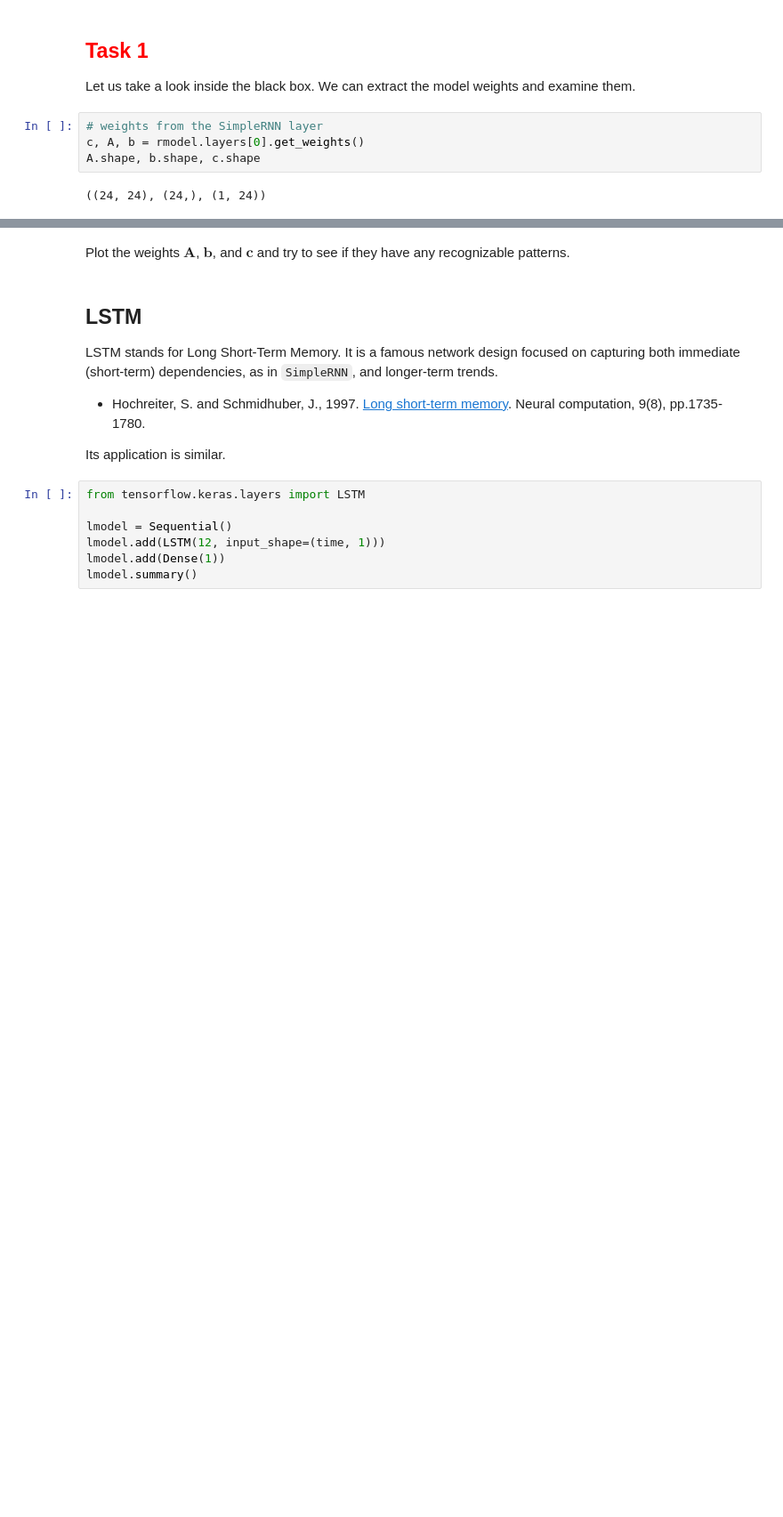
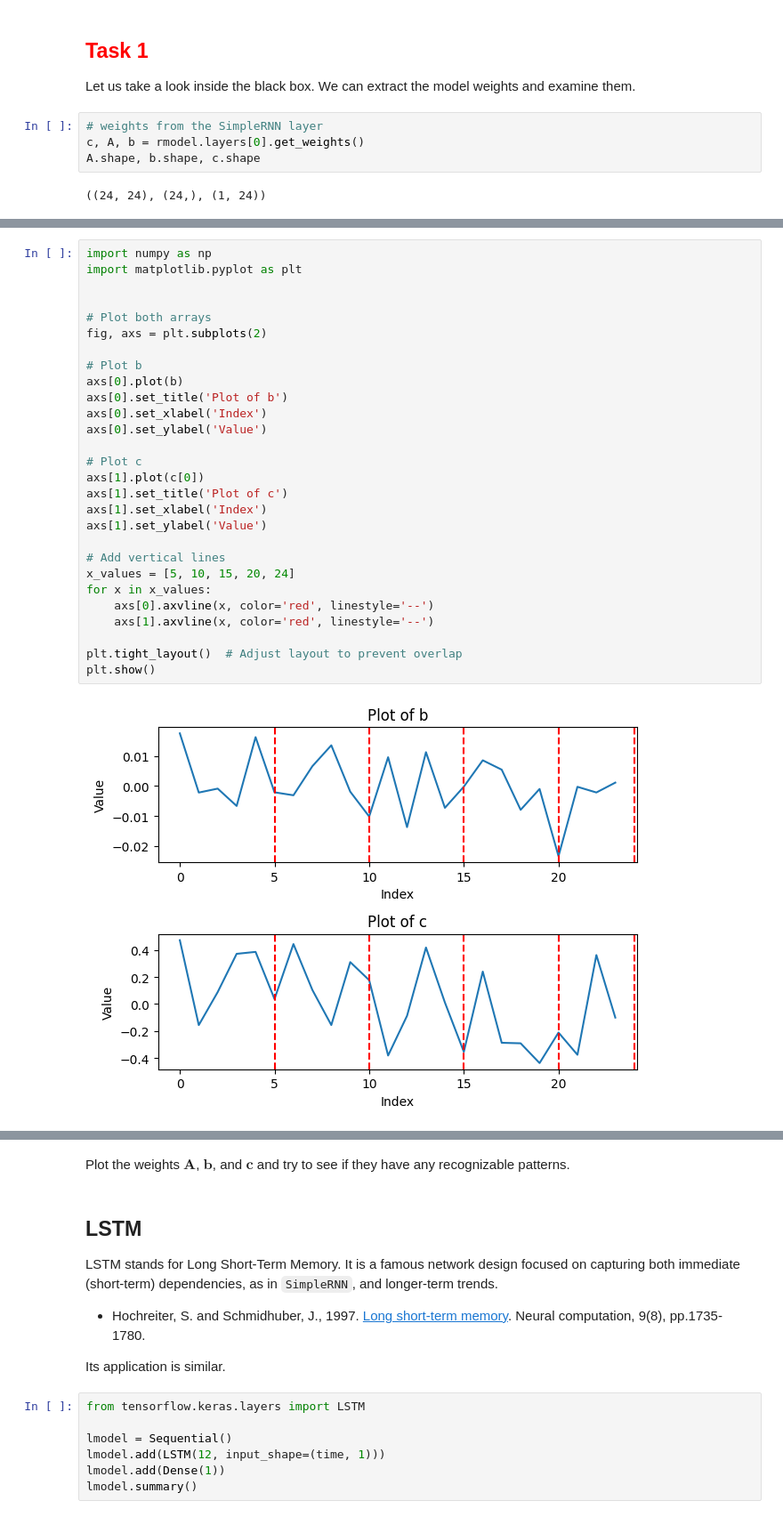
Before and after one commit to HJJJJX/GEO_Practice, a Jupyter notebook: 12-Recurrent.ipynb, the cells around one changed output, grey strips where cells are left out. Shown at 89% size. Drawn from its saved outputs; the diff is of its cells as text; blank space fills up the shorter version.

```diff
--- a/12-Recurrent.ipynb
+++ b/12-Recurrent.ipynb
@@ -325,0 +348,30 @@ A.shape, b.shape, c.shape
+# %%
+import numpy as np
+import matplotlib.pyplot as plt
+
+
+# Plot both arrays
+fig, axs = plt.subplots(2)
+
+# Plot b
+axs[0].plot(b)
+axs[0].set_title('Plot of b')
+axs[0].set_xlabel('Index')
+axs[0].set_ylabel('Value')
+
+# Plot c
+axs[1].plot(c[0])
+axs[1].set_title('Plot of c')
+axs[1].set_xlabel('Index')
+axs[1].set_ylabel('Value')
+
+# Add vertical lines
+x_values = [5, 10, 15, 20, 24]
+for x in x_values:
+    axs[0].axvline(x, color='red', linestyle='--')
+    axs[1].axvline(x, color='red', linestyle='--')
+
+plt.tight_layout()  # Adjust layout to prevent overlap
+plt.show()
+# %% [output]
+[figure, added]
```
Also changed, not shown: parts of 32 cells of this notebook.
